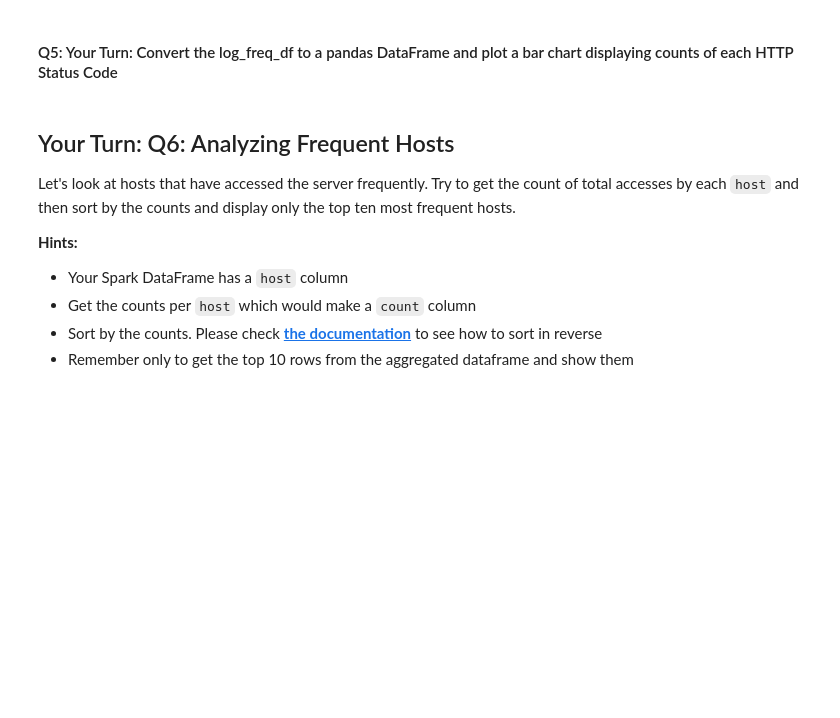
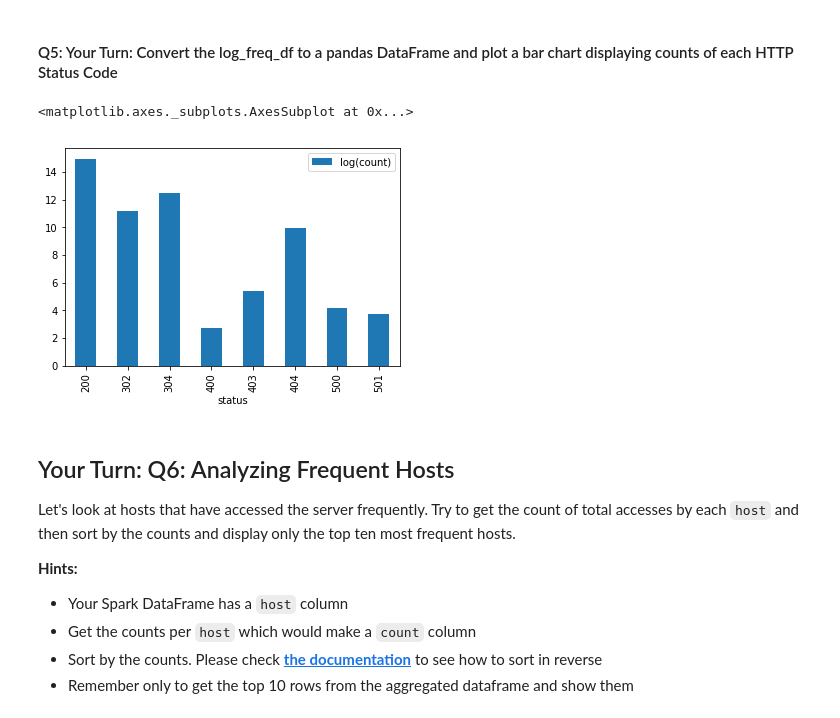
Before and after one commit to elbertsoftware/SpringboardAIC, a Jupyter notebook: mini-projects/aic-5_8_5-data-wrangling-with-spark-mini-project/Mini_Project_Data_Wrangling_at_Scale_with_Spark.ipynb, the cells around one changed output. Saved outputs shown, nothing was run; the diff lists cells and outputs as text; code cells hidden in the pictures; blank space fills up the shorter version.

```diff
--- a/mini-projects/aic-5_8_5-data-wrangling-with-spark-mini-project/Mini_Project_Data_Wrangling_at_Scale_with_Spark.ipynb
+++ b/mini-projects/aic-5_8_5-data-wrangling-with-spark-mini-project/Mini_Project_Data_Wrangling_at_Scale_with_Spark.ipynb
@@ -189,6 +343,12 @@ Let's now try and leverage all the regular expression patterns we previously bui
 # %%
 # TODO: Replace <FILL IN> with appropriate code
 
-logs_df = base_df.select(<FILL IN>)
+logs_df = base_df.select(regexp_extract('value', host_pattern, 1).alias('host'),
+                         regexp_extract('value', ts_pattern, 1).alias('timestamp'),
+                         regexp_extract('value', method_uri_protocol_pattern, 1).alias('method'),
+                         regexp_extract('value', method_uri_protocol_pattern, 2).alias('endpoint'),
+                         regexp_extract('value', method_uri_protocol_pattern, 3).alias('protocol'),
+                         regexp_extract('value', status_pattern, 1).cast('integer').alias('status'),
+                         regexp_extract('value', content_size_pattern, 1).cast('integer').alias('content_size'),)
 logs_df.show(10, truncate=True)
 print((logs_df.count(), len(logs_df.columns)))
@@ -330,4 +568,5 @@ Now use this function and fill all the missing values in the `content_size` fiel
 # %%
 # TODO: Replace <FILL IN> with appropriate code
 
-logs_df = <FILL IN>
+logs_df = logs_df.na.fill({'content_size': 0})
+logs_df.count()
@@ -437,8 +768,11 @@ log_freq_df.show()
 #### Q5: Your Turn: Convert the log\_freq\_df to a pandas DataFrame and plot a bar chart displaying counts of each HTTP Status Code
 # %%
 # TODO: Replace <FILL IN> with appropriate code
-log_freq_pd_df = <FILL IN>
-log_freq_pd_df.<FILL IN>
+log_freq_pd_df = log_freq_df.toPandas()
+log_freq_pd_df.plot(x='status', y='log(count)', kind='bar')
+# %% [output]
+<matplotlib.axes._subplots.AxesSubplot at 0x...>
+[figure, added]
 # %% [markdown]
 ## Your Turn: Q6: Analyzing Frequent Hosts
 
```
Also changed, not shown: parts of 64 cells of this notebook, 1 other file.
